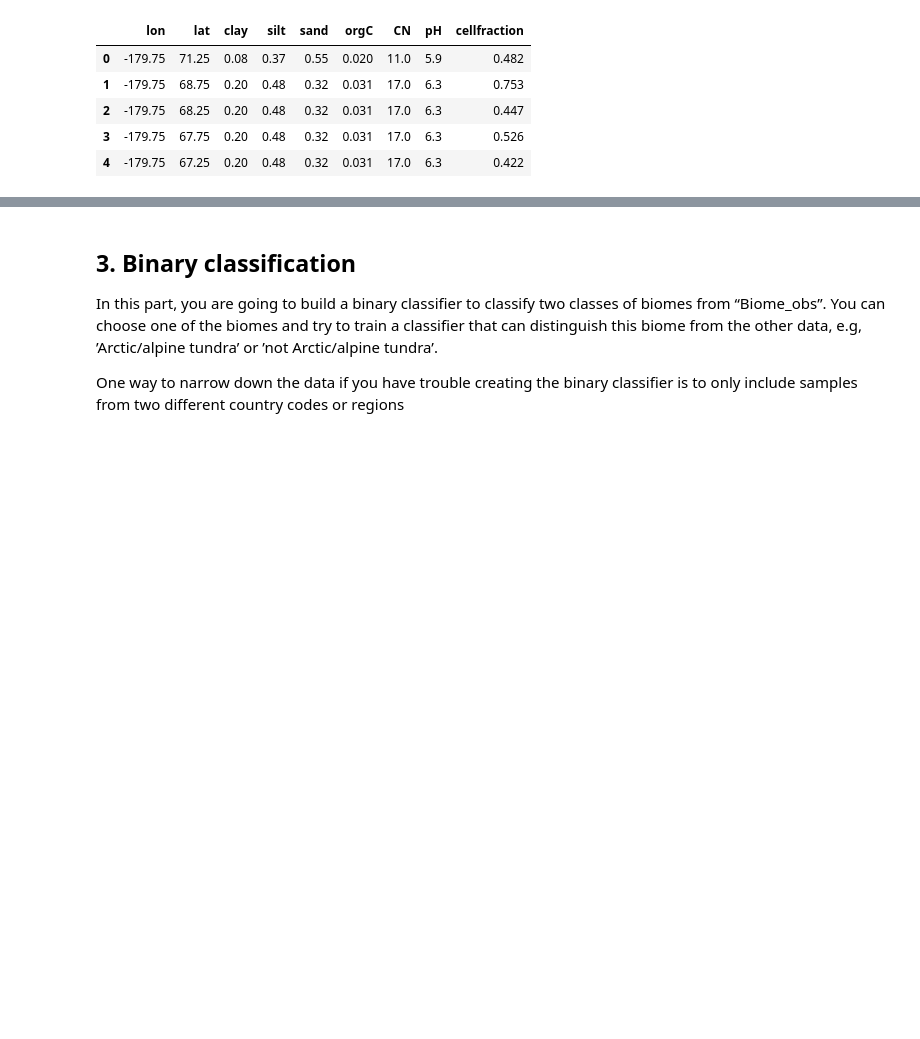
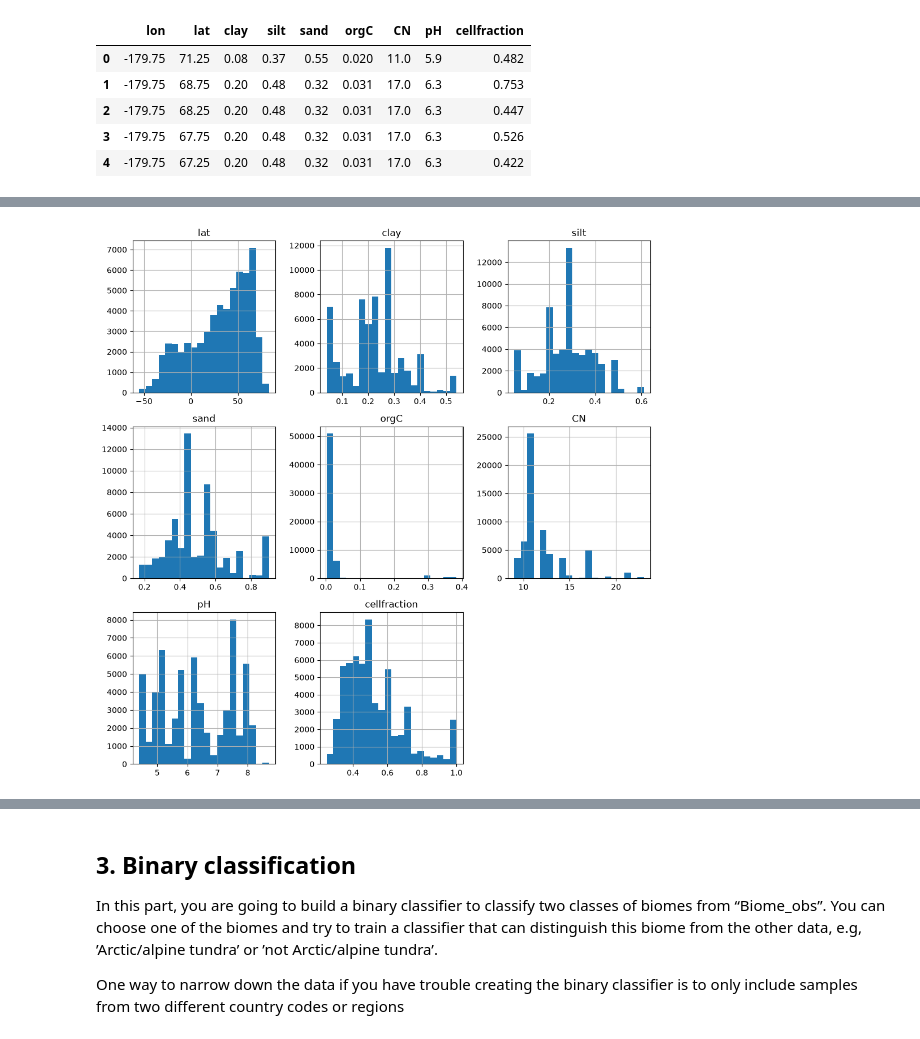
Before and after one commit to AndreaRaaschou/BERN01, a Jupyter notebook: biome_project/Andrea/main.ipynb, the cells around one changed output, grey strips where cells are left out. Drawn from its saved outputs; the diff is of its cells as text; code cells hidden in the pictures; blank space fills up the shorter version.

```diff
--- a/biome_project/Andrea/main.ipynb
+++ b/biome_project/Andrea/main.ipynb
@@ -44,7 +45,7 @@ grid_df.head()
 | 4 | -70.25 | -54.75 | 5 | Americas | CHL | 152 | 4 |
 # %%
 # Soil texture
-soil_df = pd.read_csv("./../data/soilmap.dat",sep="\t")
+soil_df = pd.read_csv("../data/soilmap.dat",sep="\t")
 soil_df.head()
 # %% [output]
 |  | lon | lat | clay | silt | sand | orgC | CN | pH | cellfraction |
@@ -55,0 +202,7 @@ soil_df.head()
+# %%
+# Look at distributions of numerical values
+soil_df.hist(figsize=(10, 10), bins=20)
+plt.tight_layout()
+plt.show()
+# %% [output]
+[figure, added]
```
Also changed, not shown: parts of 20 cells of this notebook.
